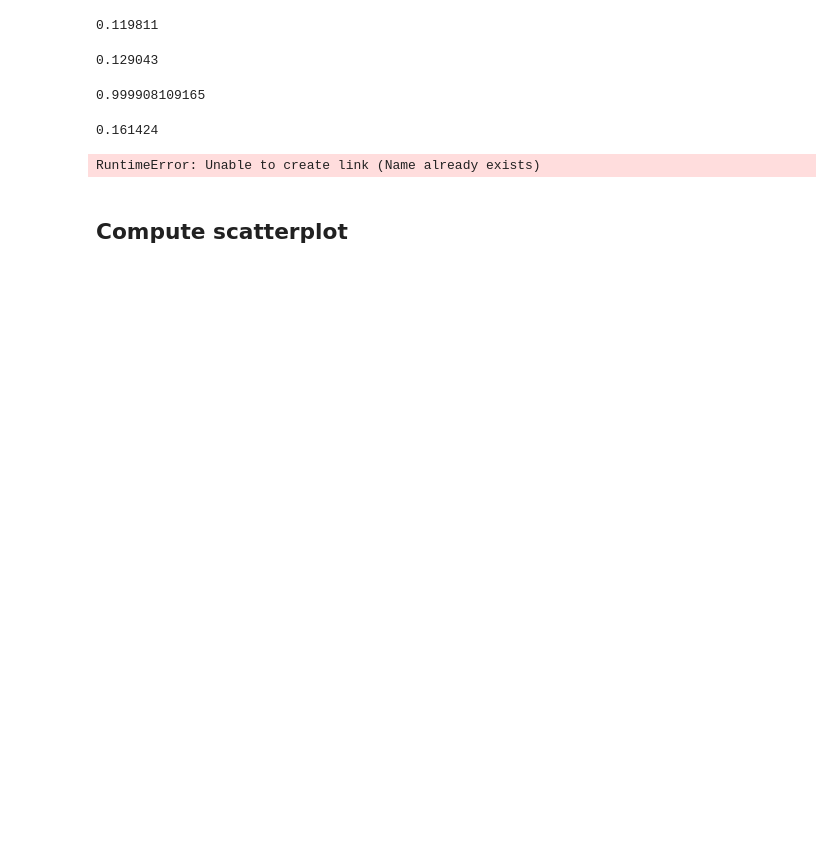
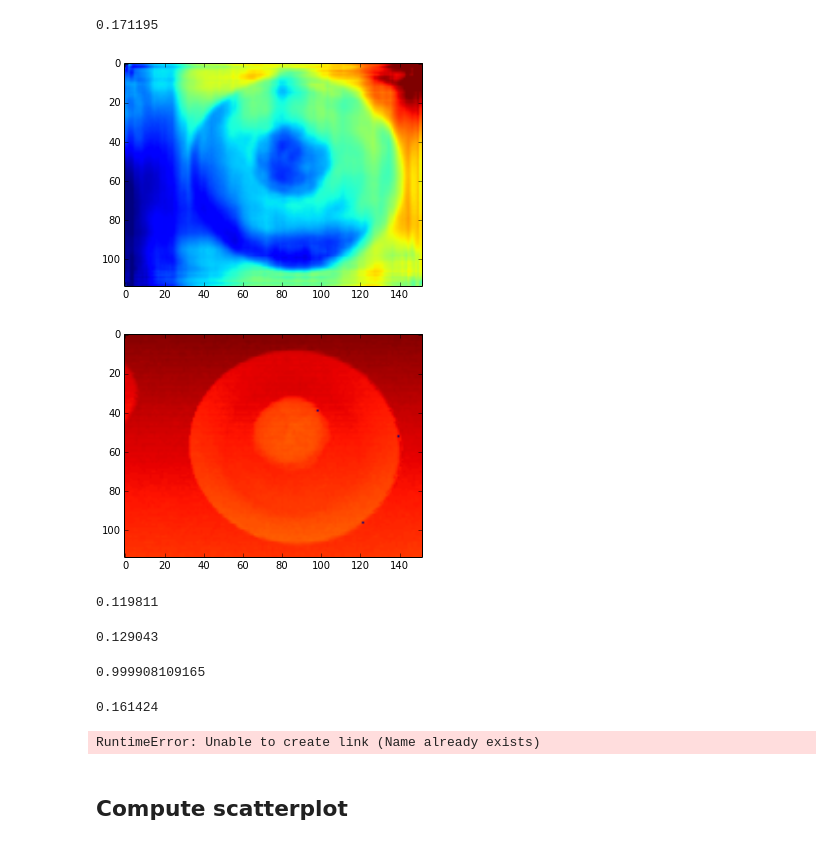
Before and after one commit to sebastian-schlecht/coco, a Jupyter notebook: examples/evaluation.ipynb, the cells around one changed output. Cells and saved outputs as stored; diff of their text form; code cells hidden in the pictures; blank space fills up the shorter version.

```diff
--- a/examples/evaluation.ipynb
+++ b/examples/evaluation.ipynb
@@ -154,3 +186,47 @@ p = np.concatenate(predictions)
+# %%
+gt = []
+predictions = []
+ds = []
+valids = 0
+i = 0
+for batch in val_processor.iterate():
+    images, labels = batch
+    pred = scaffolder.infer(images)[0].squeeze()
+
+    # Post process
+    for idx in range(pred.shape[0]):
+        upper = np.percentile(pred[idx], 99)
+        lower = np.percentile(pred[idx], 1)
+        pred[idx] = pred[idx].clip(lower, upper)
+
+    d = pred - labels
+    #d[labels == 0] = 0
+    d = d[np.newaxis, :, :]
+    #valid = np.ones_like(labels)
+    #valid[labels == 0] = 0
+    #valids += valid.sum()
+    ds.append(d)
+    if i == 0:
+        pass
+        break
+    i += 1
+ds = np.concatenate(ds)
+print np.sqrt((ds**2).mean())
+# %% [output]
+0.171195
+# %%
+%matplotlib inline
+import matplotlib.pyplot as plt
+i = 10
+
+plt.imshow(pred[i])
+plt.show()
+
+plt.imshow(labels[i])
+plt.show()
+# %% [output]
+[figure, added]
+[figure, added]
 # %%
 # RMSE lin
 d = (p - g)
```
Also changed, not shown: parts of 8 cells of this notebook, 10 other files.
